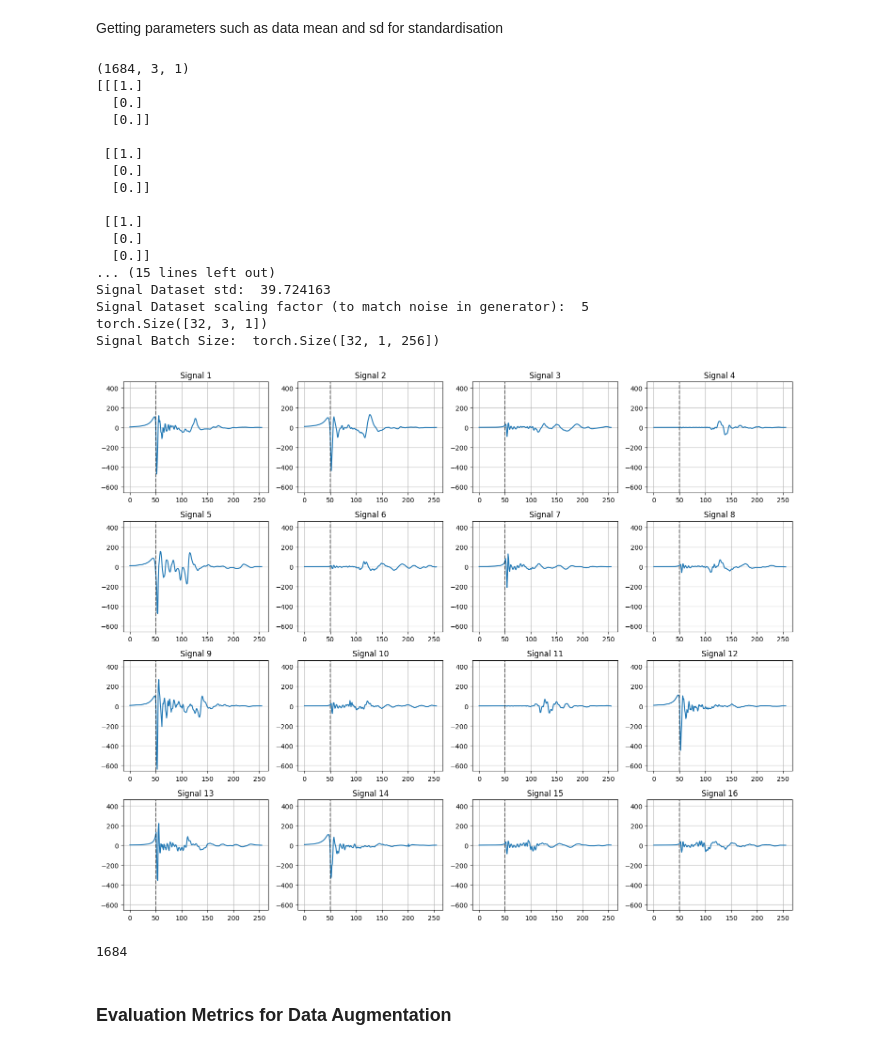
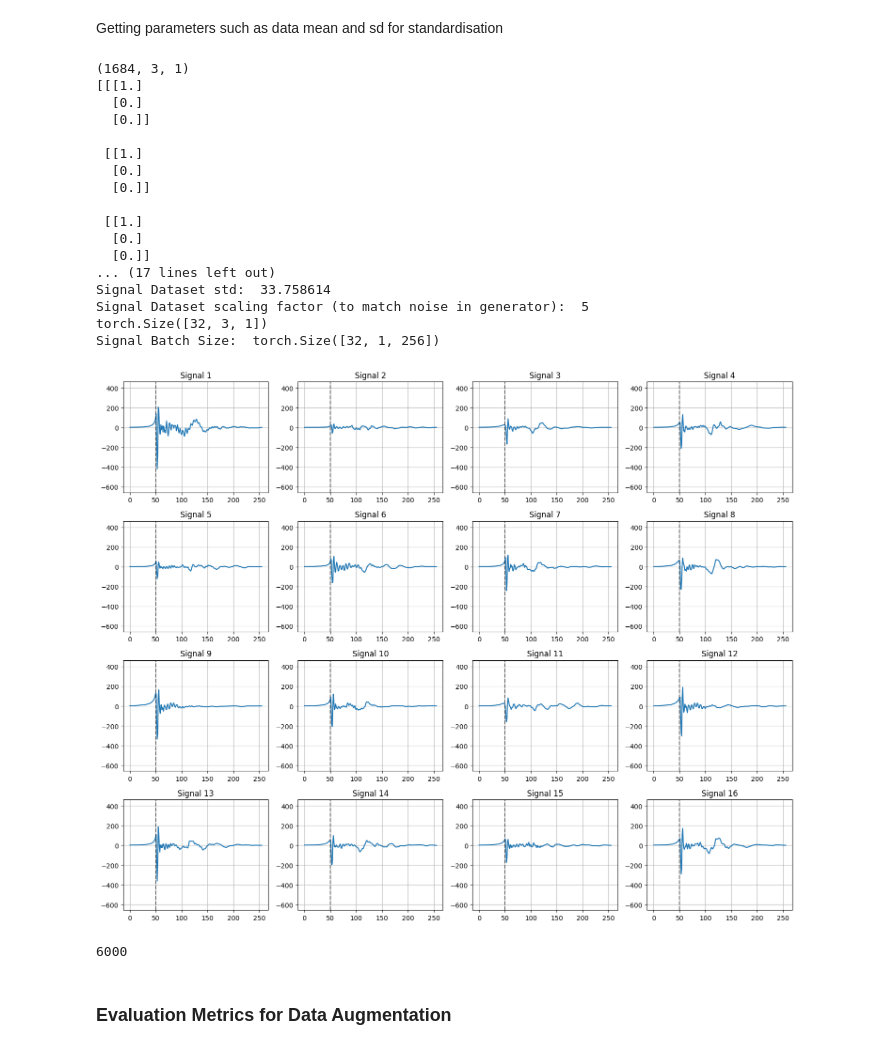
Before and after one commit to the-tarin/gw-generative-models, a Jupyter notebook: gans/gw_dcgans.ipynb, the cells around one changed output. Cells and saved outputs as stored; diff of their text form; code cells hidden in the pictures.

```diff
--- a/gans/gw_dcgans.ipynb
+++ b/gans/gw_dcgans.ipynb
@@ -261,7 +261,6 @@ class GWDataset(Dataset):
 
             # just sample parameters for now, haven't figured out a way to augment them to make consistent with signal augmentation
             augmented_parameter = self.parameters[idx_1, :]
-            augmented_parameter = augmented_parameter.reshape(1, -1)
 
             self.augmented_parameters = np.insert(self.augmented_parameters, self.augmented_parameters.shape[0], augmented_parameter, axis=0)
             self.parameters = np.insert(self.parameters, self.parameters.shape[0], augmented_parameter, axis=0)
@@ -348,44 +347,44 @@ def plot_waveforms(real_signals_batch, real_parameter_batch):
 dataset = GWDataset("../data/gw-raw-data/richers_1764.csv", "../data/gw-raw-data/richers_1764_parameters.csv")
 
 common_ylim_signal = dataset.get_common()
-# dataset.augmentation(6000)
+dataset.augmentation(6000)
 dataset.calc_stats()
 dataloader = DataLoader(dataset, batch_size=batch_size, shuffle=True, num_workers=0)
 
 real_signals_batch, real_parameter_batch  = next(iter(dataloader))
 
 print(real_parameter_batch.shape)
 
 print("Signal Batch Size: ", real_signals_batch.shape)
 
 common_ylim = (real_signals_batch[:,:,:].min(), real_signals_batch[:,:,:].max())
 parameter_names = ['beta1_IC_b', 'A(km)', 'omega_0(rad|s)']
 
 plot_waveforms(real_signals_batch, real_parameter_batch)
 # plot_waveforms_standardised(real_signals_batch, real_parameter_batch)
 # %% [output]
 (1684, 3, 1)
 [[[1.]
   [0.]
   [0.]]
 
  [[1.]
   [0.]
   [0.]]
 
  [[1.]
   [0.]
   [0.]]
-... (15 lines left out)
-Signal Dataset std:  39.724163
+... (17 lines left out)
+Signal Dataset std:  33.758614
 Signal Dataset scaling factor (to match noise in generator):  5
 torch.Size([32, 3, 1])
 Signal Batch Size:  torch.Size([32, 1, 256])
-[figure, old version]
+[figure, new version]
 # %%
 dataset.__len__()
 # %% [output]
-1684
+6000
 # %% [markdown]
 ### Evaluation Metrics for Data Augmentation
 # %% [markdown]
```
Also changed, not shown: parts of 5 cells of this notebook.
